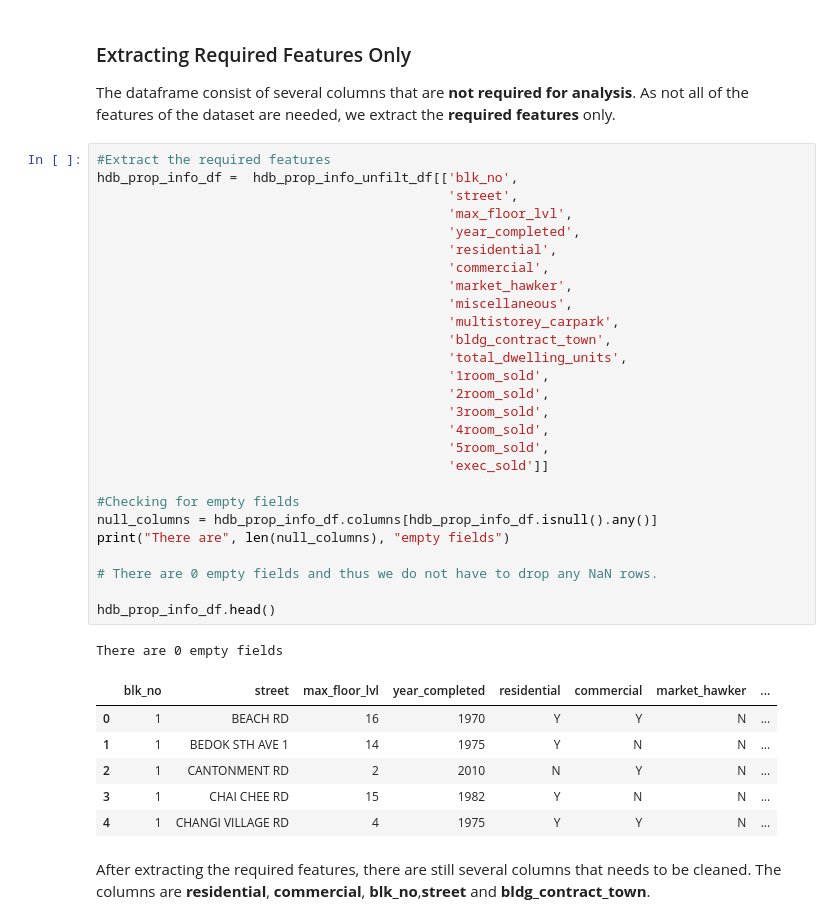
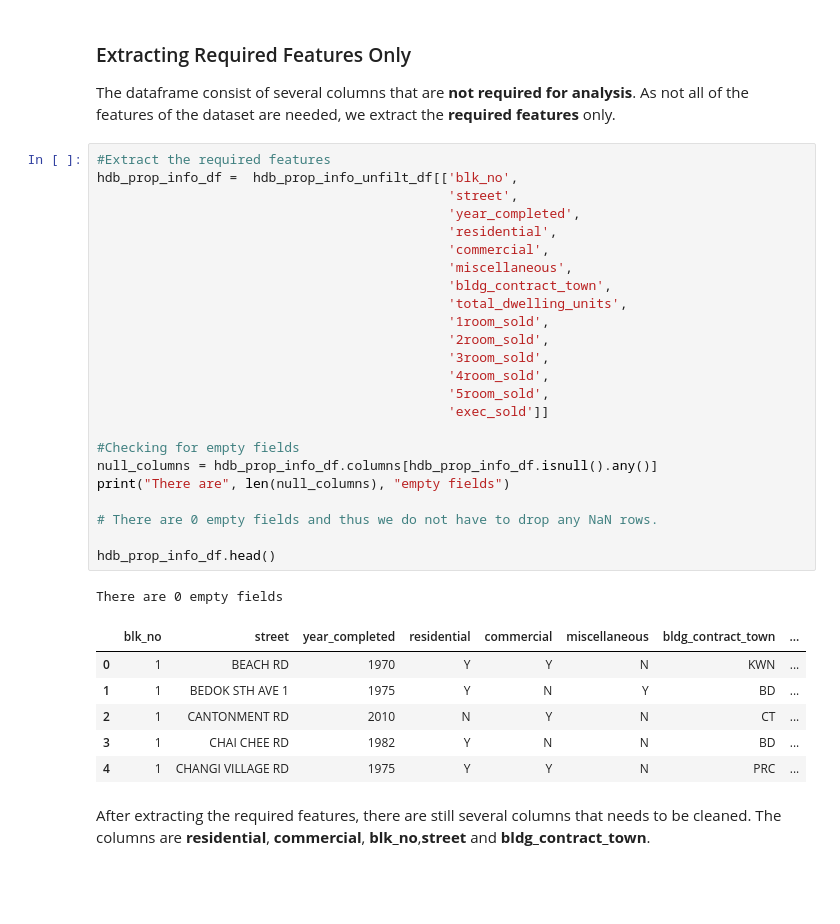
Before and after one commit to jermsinarocket/Hackwagon-DS102, a Jupyter notebook: Project/Tan_Wei_Xuan_Final_Project.ipynb, the cells around one changed output. Drawn from its saved outputs; the diff is of its cells as text; blank space fills up the shorter version.

```diff
--- a/Project/Tan_Wei_Xuan_Final_Project.ipynb
+++ b/Project/Tan_Wei_Xuan_Final_Project.ipynb
@@ -188,38 +204,35 @@ The dataframe consist of several columns that are __not required for analysis__.
 # %%
 #Extract the required features
 hdb_prop_info_df =  hdb_prop_info_unfilt_df[['blk_no',
                                              'street',
-                                             'max_floor_lvl',
                                              'year_completed',
                                              'residential',
                                              'commercial',
-                                             'market_hawker',
                                              'miscellaneous',
-                                             'multistorey_carpark',
                                              'bldg_contract_town',
                                              'total_dwelling_units',
                                              '1room_sold',
                                              '2room_sold',
                                              '3room_sold',
                                              '4room_sold',
                                              '5room_sold',
                                              'exec_sold']]
 
 #Checking for empty fields
 null_columns = hdb_prop_info_df.columns[hdb_prop_info_df.isnull().any()]
 print("There are", len(null_columns), "empty fields")
 
 # There are 0 empty fields and thus we do not have to drop any NaN rows.
 
 hdb_prop_info_df.head()
 # %% [output]
 There are 0 empty fields
-|  | blk_no | street | max_floor_lvl | year_completed | residential | commercial | market_hawker | ... |
-| 0 | 1 | BEACH RD | 16 | 1970 | Y | Y | N | ... |
-| 1 | 1 | BEDOK STH AVE 1 | 14 | 1975 | Y | N | N | ... |
-| 2 | 1 | CANTONMENT RD | 2 | 2010 | N | Y | N | ... |
-| 3 | 1 | CHAI CHEE RD | 15 | 1982 | Y | N | N | ... |
-| 4 | 1 | CHANGI VILLAGE RD | 4 | 1975 | Y | Y | N | ... |
+|  | blk_no | street | year_completed | residential | commercial | miscellaneous | bldg_contract_town | ... |
+| 0 | 1 | BEACH RD | 1970 | Y | Y | N | KWN | ... |
+| 1 | 1 | BEDOK STH AVE 1 | 1975 | Y | N | Y | BD | ... |
+| 2 | 1 | CANTONMENT RD | 2010 | N | Y | N | CT | ... |
+| 3 | 1 | CHAI CHEE RD | 1982 | Y | N | N | BD | ... |
+| 4 | 1 | CHANGI VILLAGE RD | 1975 | Y | Y | N | PRC | ... |
 # %% [markdown]
 After extracting the required features, there are still several columns that needs to be cleaned. The columns are **residential**, **commercial**, **blk_no**,**street** and **bldg_contract_town**.
 # %% [markdown]
```
Also changed, not shown: parts of 67 cells of this notebook, 3 other files.
